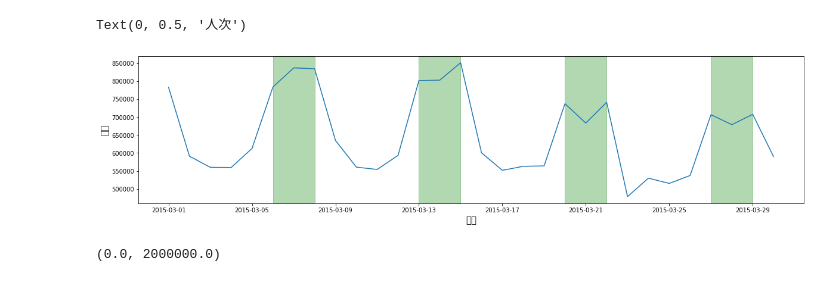
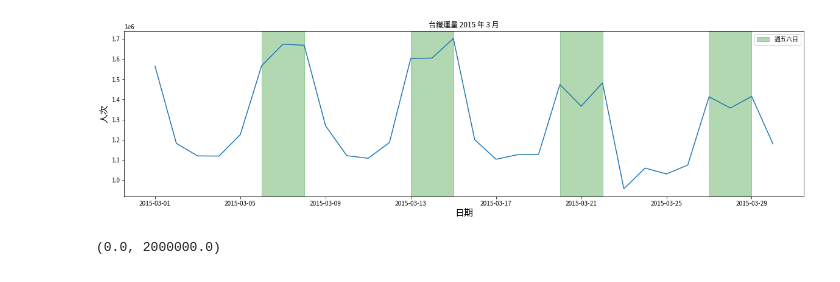
Before and after one commit to sam901122/Statistics_FinalProject, a Jupyter notebook: project_TRA/TRA_main.ipynb, the cells around one changed output. Cells and saved outputs as stored; diff of their text form; code cells hidden in the pictures.

```diff
--- a/project_TRA/TRA_main.ipynb
+++ b/project_TRA/TRA_main.ipynb
@@ -13,6 +13,9 @@ import copy as cp
 import importlib
 
 import self_defined_functions as ft
+
+from matplotlib.ticker import FuncFormatter
+plt.rcParams['font.sans-serif'] = ['Taipei Sans TC Beta']
 # %%
 transCnt_dict = ft.get_trCnt()
 # %%
@@ -29,28 +32,34 @@ cnt = []
 for i in obser :
     cnt.append( transCnt_dict[i] )
 # %%
-fig = plt.figure( figsize = ( 20, 10 ) )
-ax = fig.add_subplot( 2, 1, 1 )
+fig, ax = plt.subplots( figsize = ( 20, 5 ) )
 ax.plot( obser, cnt )
 # ax.ylim( 0, 850000 )
 
 start = None
 end = None
+l = False
 for i in obser :
     if i.weekday() == 4 :
         start = i
     elif i.weekday() == 6 and start != None :
         end = i
     if start != None and end != None :
-        ax.axvspan( start, end, color="green", alpha=0.3)
+        if l == False :
+            l = True
+            ax.axvspan( start, end, color="green", alpha=0.3, label = '週五六日')
+        else :
+            ax.axvspan( start, end, color="green", alpha=0.3 )
         start = None
         end = None
 
+plt.legend()
 plt.xlabel( '日期', fontsize = 15 )
 plt.ylabel( '人次', fontsize = 15 )
+plt.title( '台鐵運量 2015 年 3 月')
+plt.savefig( 'images/TRA_history_201503.jpg' )
 # %% [output]
-Text(0, 0.5, '人次')
-[figure, old version]
+[figure, new version]
 # %%
 obserYear = 2008
 avg = []
```
Also changed, not shown: 16 other files.
